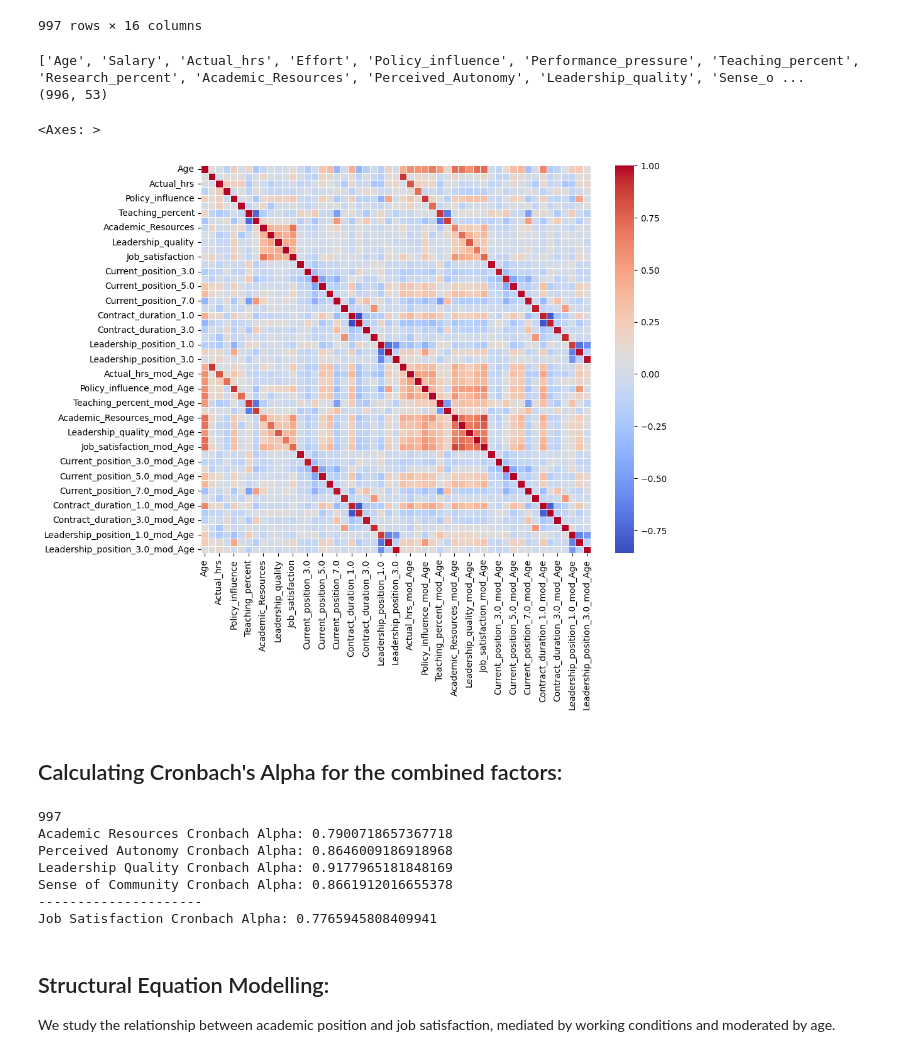
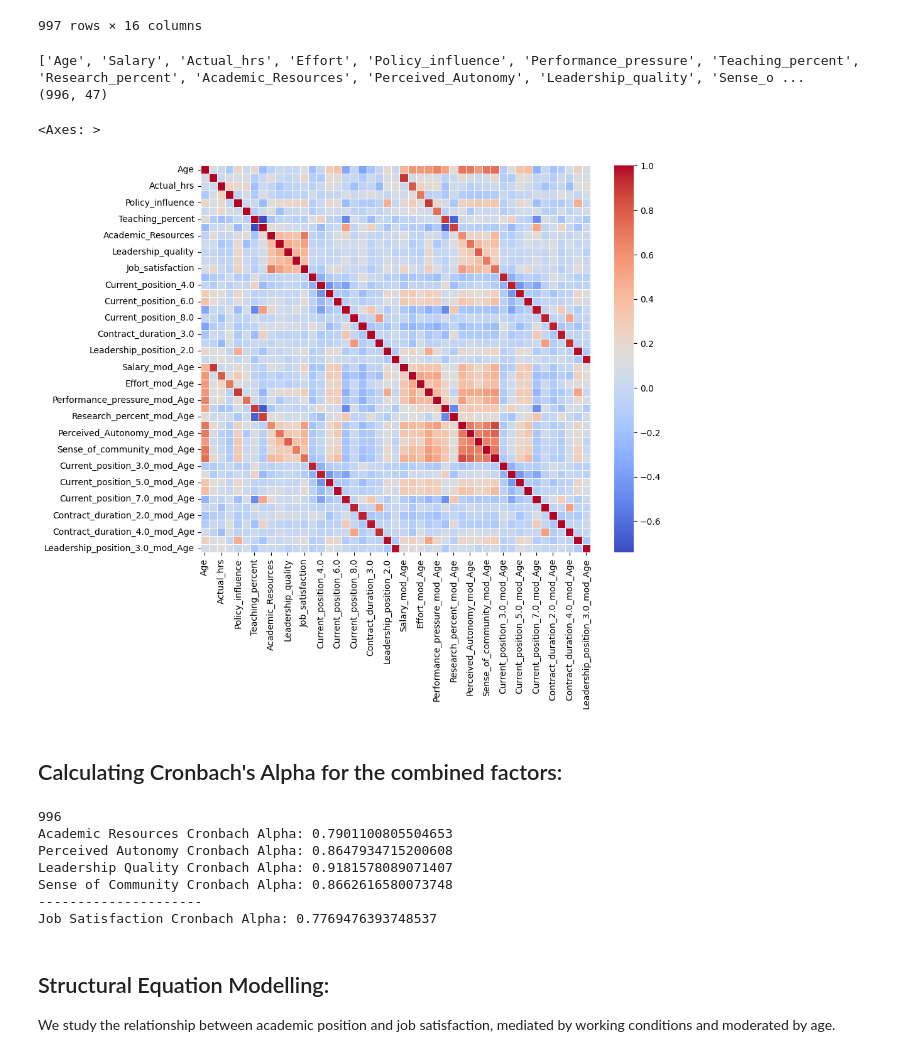
Before and after one commit to AndreiAf02/Job-Satisfaction, a Jupyter notebook: Job_Satisfaction_CZ.ipynb, the cells around one changed output. Saved outputs shown, nothing was run; the diff lists cells and outputs as text; code cells hidden in the pictures.

```diff
--- a/Job_Satisfaction_CZ.ipynb
+++ b/Job_Satisfaction_CZ.ipynb
@@ -527,7 +630,7 @@ data_cz_formatted_academic
 # %%
 ## Creating dummy variables for the categorical variables Current Position, Contract Duration, and Leadership Position:
 
-data_cz_formatted_academic_w_dummies = pd.get_dummies(data_cz_formatted_academic, columns = ['Current_position', 'Contract_duration', 'Leadership_position'])
+data_cz_formatted_academic_w_dummies = pd.get_dummies(data_cz_formatted_academic, columns = ['Current_position', 'Contract_duration', 'Leadership_position'], drop_first=True)
 
 # print(data_cz_formatted_academic_w_dummies[data_cz_formatted_academic_w_dummies.isna().any(axis=1)])
 
@@ -547,21 +650,15 @@ print(data_cz_formatted_academic_w_dummies.columns.tolist())
 print(np.shape(data_cz_formatted_academic_w_dummies))
 # %% [output]
 ['Age', 'Salary', 'Actual_hrs', 'Effort', 'Policy_influence', 'Performance_pressure', 'Teaching_percent', 'Research_percent', 'Academic_Resources', 'Perceived_Autonomy', 'Leadership_quality', 'Sense_o ...
-(996, 53)
+(996, 47)
 # %%
 correlations = data_cz_formatted_academic_w_dummies.corr()
 
-plt.figure(figsize=(10, 8)) # Adjust figure size for better readability
-sns.heatmap(
-    correlations,
-    annot=False,     # Display the correlation values on the heatmap
-    cmap='coolwarm', # Use a diverging color palette for better contrast
-    fmt=".2f",      # Format the annotations to two decimal places
-    linewidths=.5   # Add lines to separate the cells
-)
+plt.figure(figsize=(10, 8))
+sns.heatmap(correlations, annot=False, cmap='coolwarm', fmt=".2f", linewidths=.5)
 # %% [output]
 <Axes: >
-[figure, old version]
+[figure, new version]
 # %% [markdown]
 ## Calculating Cronbach's Alpha for the combined factors:
 # %%
@@ -581,9 +678,10 @@ data_cz_for_alpha_academic = data_cz_job_w_inversion[(~data_cz_job_w_inversion['
                                                      (data_cz_job_w_inversion['Contract_duration']<5) &
                                                      (data_cz_job_w_inversion['Leadership_position']<4)].dropna()
 
+values = data_cz_for_alpha_academic['Teaching_hrs']/data_cz_for_alpha_academic[['Teaching_hrs', 'Research_hrs', 'External_funding_hrs', 'Admin_hrs']].sum(axis=1)
+data_cz_for_alpha_academic = data_cz_for_alpha_academic.drop(values[values.isna()].index)
+
 print(len(data_cz_for_alpha_academic))
-
-# data_cz_for_alpha_academic = data_cz_for_alpha_academic.dropna(subset=['Teaching_percent'])
 
 academic_resources_for_alpha = np.asarray(data_cz_for_alpha_academic[['Acad_res_facility', 'Acad_res_equip', 'Acad_res_lit',
                          'Acad_res_support', 'Acad_res_PD', 'Acad_res_funding']])
@@ -608,13 +706,13 @@ sens_comm_cron_alpha = Cronbach_alpha_func(sense_of_community_for_alpha, 'Sense
 print('---------------------')
 job_sat_cron_alpha = Cronbach_alpha_func(job_satisfaction_for_alpha, 'Job Satisfaction')
 # %% [output]
-997
-Academic Resources Cronbach Alpha: 0.7900718657367718
-Perceived Autonomy Cronbach Alpha: 0.8646009186918968
-Leadership Quality Cronbach Alpha: 0.9177965181848169
-Sense of Community Cronbach Alpha: 0.8661912016655378
+996
+Academic Resources Cronbach Alpha: 0.7901100805504653
+Perceived Autonomy Cronbach Alpha: 0.8647934715200608
+Leadership Quality Cronbach Alpha: 0.9181578089071407
+Sense of Community Cronbach Alpha: 0.8662616580073748
 ---------------------
-Job Satisfaction Cronbach Alpha: 0.7765945808409941
+Job Satisfaction Cronbach Alpha: 0.7769476393748537
 # %% [markdown]
 ## Structural Equation Modelling:
 
```
Also changed, not shown: parts of 20 cells of this notebook.
